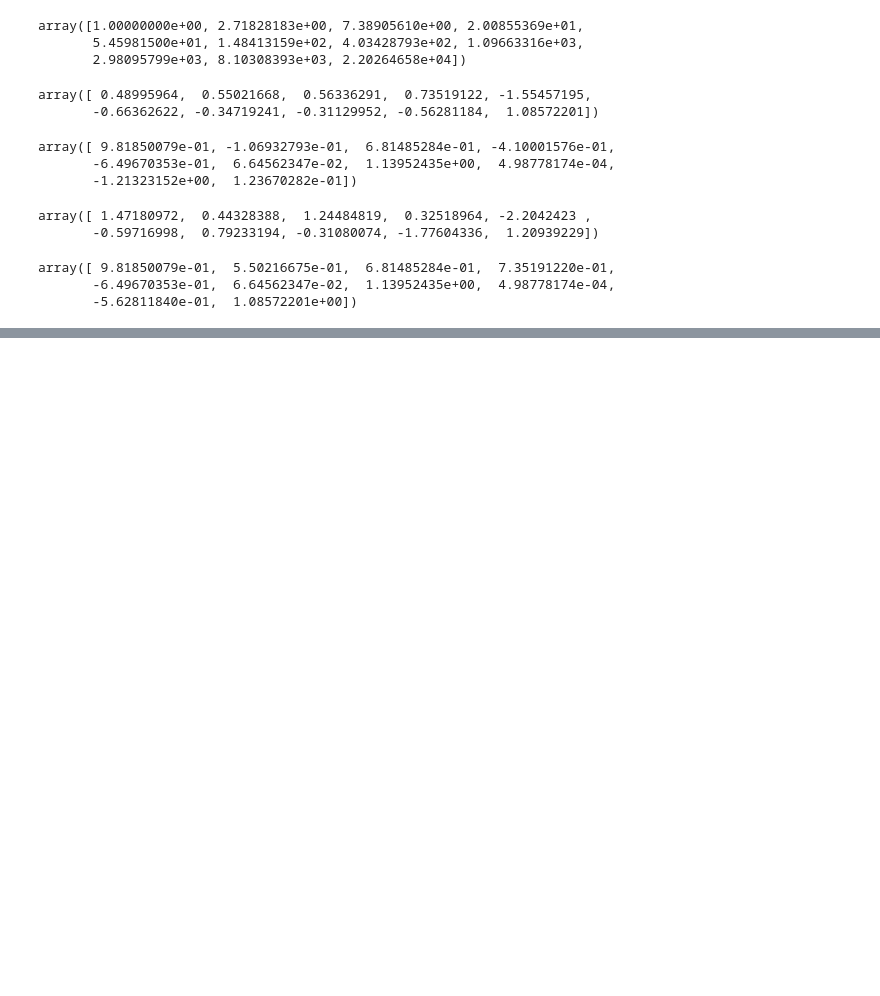
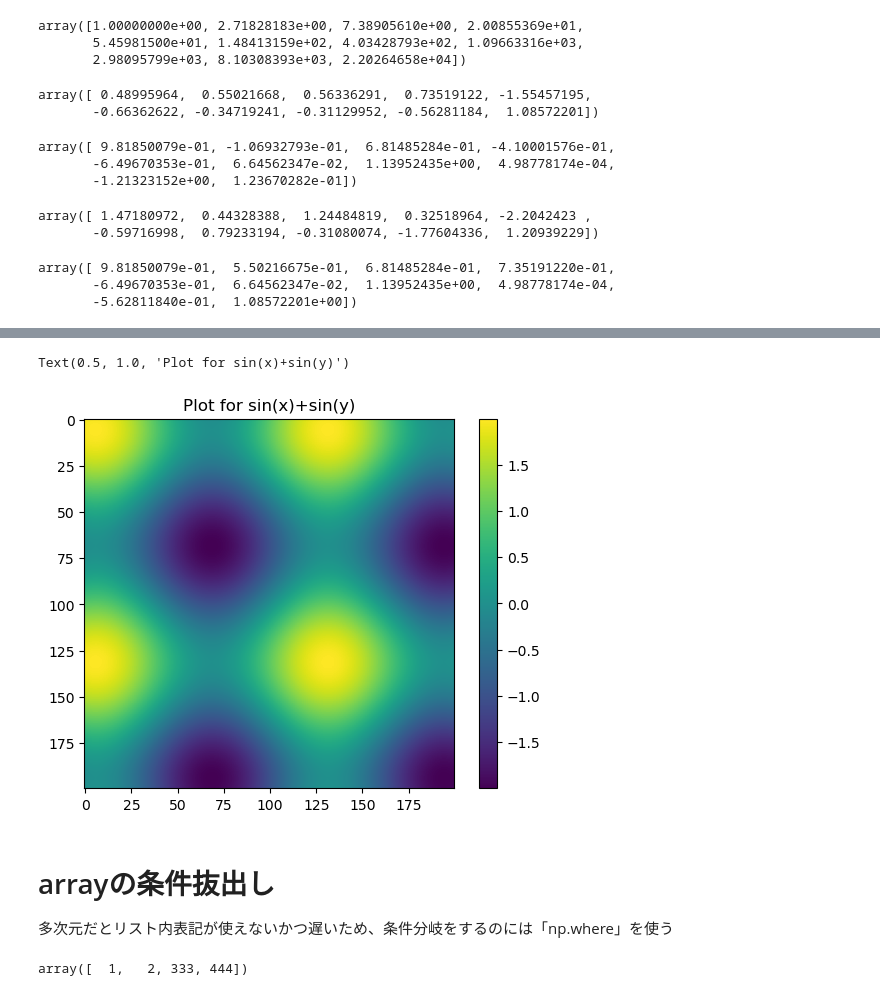
Before and after one commit to largekind/DataScience, a Jupyter notebook: Numpy.ipynb, the cells around one changed output, grey strips where cells are left out. Saved outputs shown, nothing was run; the diff lists cells and outputs as text; code cells hidden in the pictures; blank space fills up the shorter version.

```diff
--- a/Numpy.ipynb
+++ b/Numpy.ipynb
@@ -291,0 +340,11 @@ array([ 9.81850079e-01,  5.50216675e-01,  6.81485284e-01,  7.35191220e-01,
+# %%
+plt.imshow(z)
+plt.colorbar()
+plt.title("Plot for sin(x)+sin(y)")
+# %% [output]
+Text(0.5, 1.0, 'Plot for sin(x)+sin(y)')
+[figure, added]
+# %% [markdown]
+# arrayの条件抜出し
+
+多次元だとリスト内表記が使えないかつ遅いため、条件分岐をするのには「np.where」を使う
@@ -291,0 +357,4 @@ array([ 9.81850079e-01,  5.50216675e-01,  6.81485284e-01,  7.35191220e-01,
+# %%
+ans
+# %% [output]
+array([  1,   2, 333, 444])
```
Also changed, not shown: parts of 24 cells of this notebook.
